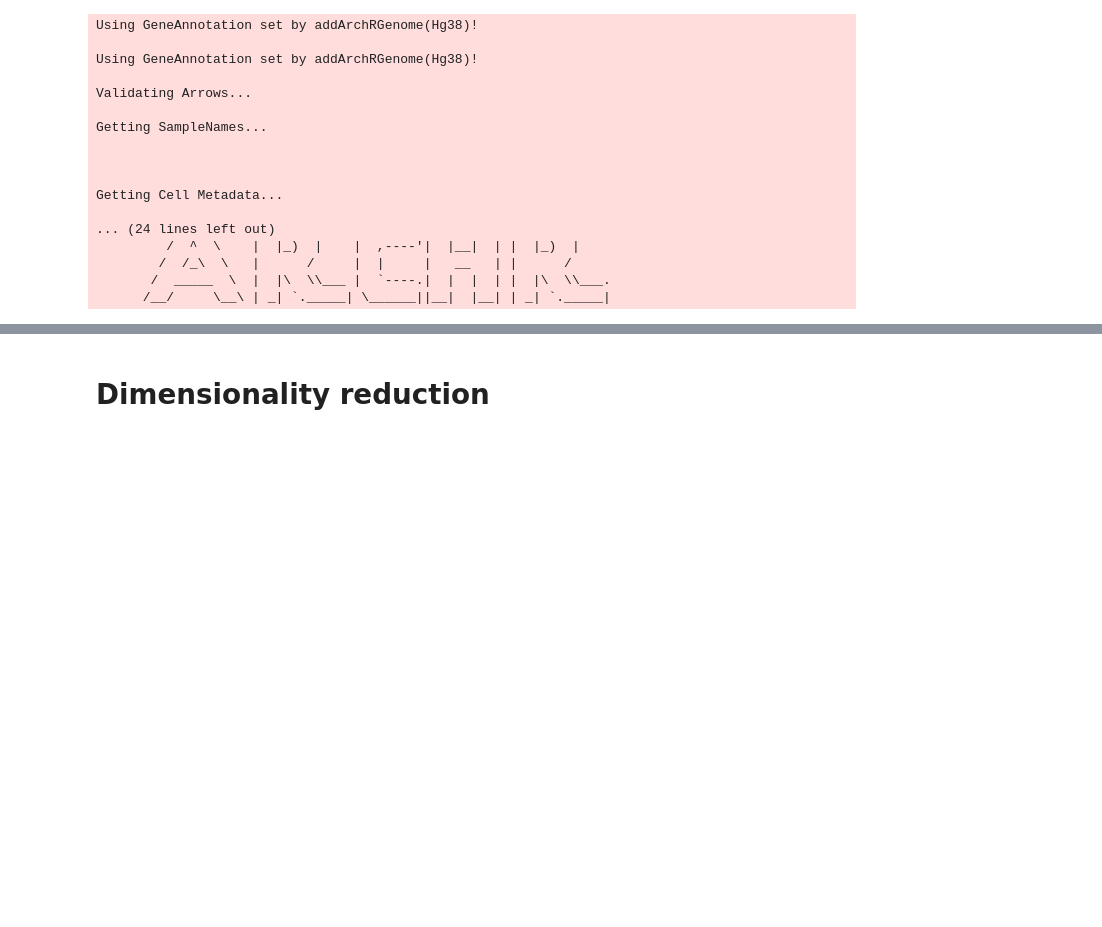
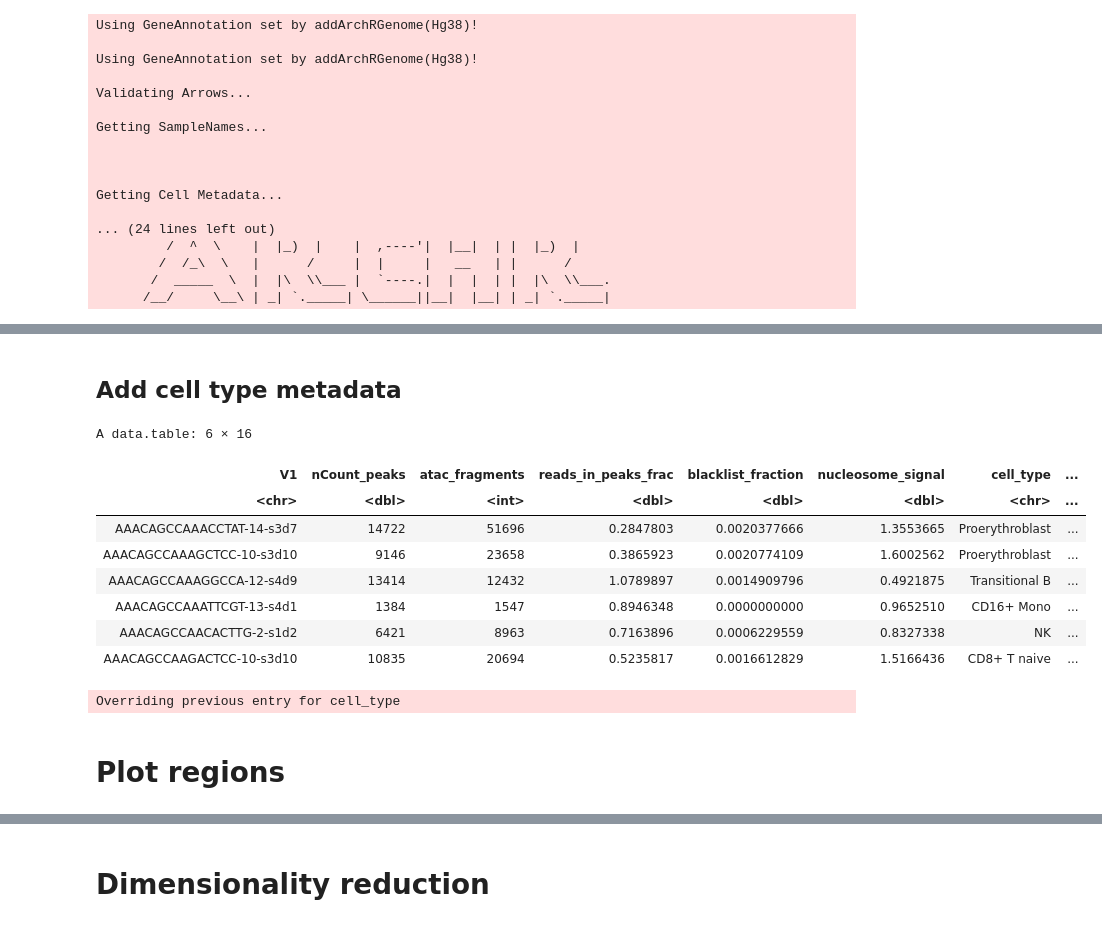
Before and after one commit to theislab/scatac_poisson_reproducibility, a Jupyter notebook: notebooks/archr_template.ipynb, the cells around one changed output, grey strips where cells are left out. Saved outputs shown, nothing was run; the diff lists cells and outputs as text; code cells hidden in the pictures; blank space fills up the shorter version.

```diff
--- a/notebooks/archr_template.ipynb
+++ b/notebooks/archr_template.ipynb
@@ -159,0 +75,10 @@ proj$barcodes = str_c(test2[['barcode']], test2[['sample.x']], sep='-')
+# %%
+#neurips cells
+cellnames <- as.data.frame(str_split(mapping[['new_names']], '-', simplify=TRUE))
+colnames(cellnames) <- c('barcode', 'sample', 'batch')
+
+cellnames[cellnames[,3] == "",3] <- 's2d4'
+cellnames[cellnames[,2] == "s2d4",2] <- '5'
+
+cellnames[['full_barcode']] <- str_c(cellnames[['barcode']],cellnames[['batch']], sep='-')
+cellnames[['orig_barcode']] <- mapping[['index']]
@@ -159,0 +113,4 @@ proj$barcodes = str_c(test2[['barcode']], test2[['sample.x']], sep='-')
+# %% [markdown]
+## Add cell type metadata
+# %%
+metadata <- fread('../metadata.csv')
@@ -159,0 +121,12 @@ proj$barcodes = str_c(test2[['barcode']], test2[['sample.x']], sep='-')
+# %%
+head(metadata)
+# %% [output]
+A data.table: 6 × 16
+| V1 | nCount_peaks | atac_fragments | reads_in_peaks_frac | blacklist_fraction | nucleosome_signal | cell_type | ... |
+| <chr> | <dbl> | <int> | <dbl> | <dbl> | <dbl> | <chr> | ... |
+| AAACAGCCAAACCTAT-14-s3d7 | 14722 | 51696 | 0.2847803 | 0.0020377666 | 1.3553665 | Proerythroblast | ... |
+| AAACAGCCAAAGCTCC-10-s3d10 | 9146 | 23658 | 0.3865923 | 0.0020774109 | 1.6002562 | Proerythroblast | ... |
+| AAACAGCCAAAGGCCA-12-s4d9 | 13414 | 12432 | 1.0789897 | 0.0014909796 | 0.4921875 | Transitional B | ... |
+| AAACAGCCAAATTCGT-13-s4d1 | 1384 | 1547 | 0.8946348 | 0.0000000000 | 0.9652510 | CD16+ Mono | ... |
+| AAACAGCCAACACTTG-2-s1d2 | 6421 | 8963 | 0.7163896 | 0.0006229559 | 0.8327338 | NK | ... |
+| AAACAGCCAAGACTCC-10-s3d10 | 10835 | 20694 | 0.5235817 | 0.0016612829 | 1.5166436 | CD8+ T naive | ... |
@@ -159,0 +137,6 @@ proj$barcodes = str_c(test2[['barcode']], test2[['sample.x']], sep='-')
+# %%
+proj <- addCellColData(proj, data=cellcoldata$cell_type, name='cell_type', cells = proj$cellNames, force=TRUE)
+# %% [output]
+Overriding previous entry for cell_type
+# %% [markdown]
+# Plot regions
```
Also changed, not shown: parts of 62 cells of this notebook, 6 other files.
